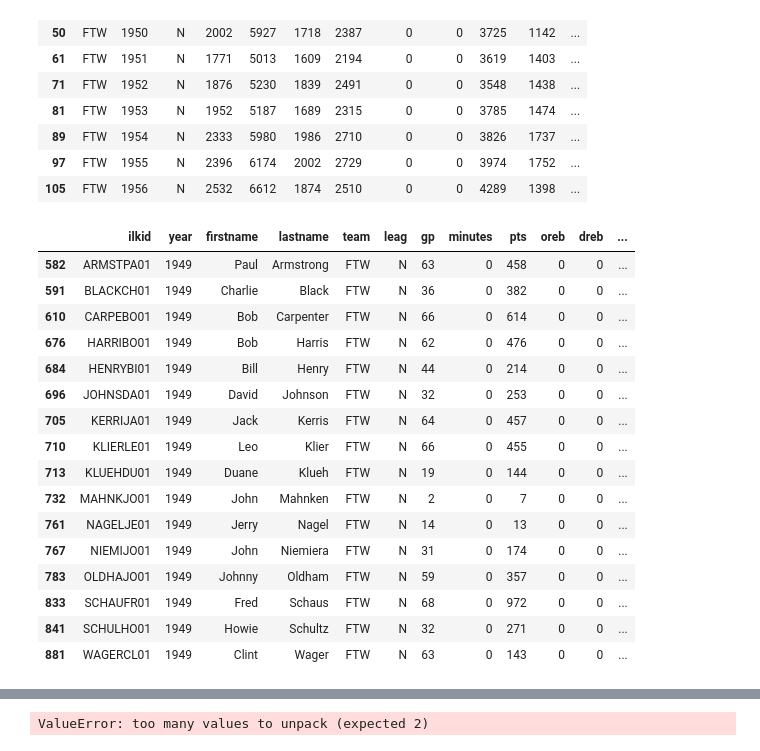
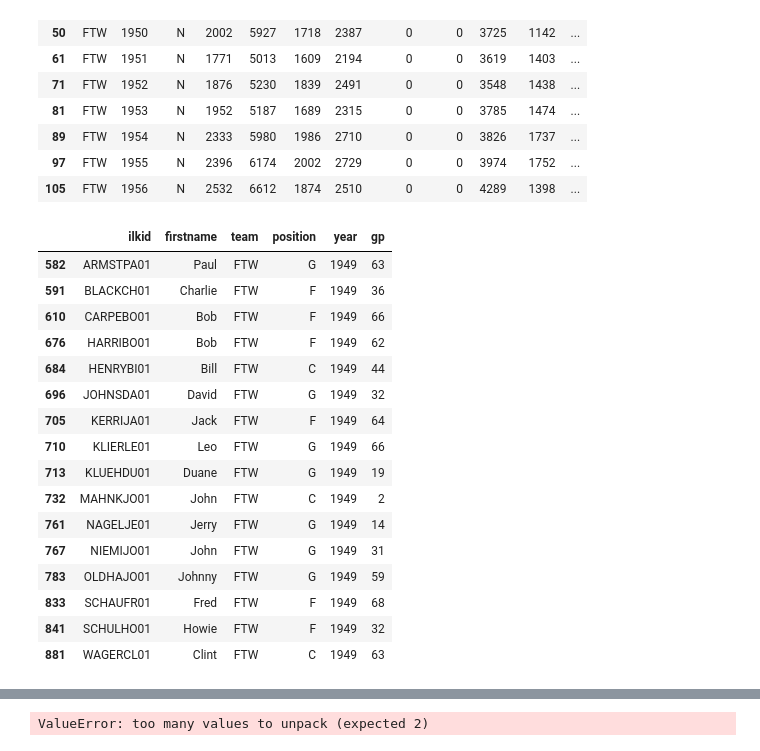
Before and after one commit to SwarajKaondal/NBA-match-predictor, a Jupyter notebook: Test.ipynb, the cells around one changed output, grey strips where cells are left out. Saved outputs shown, nothing was run; the diff lists cells and outputs as text; code cells hidden in the pictures.

Commit message:
game to player mapping

```diff
--- a/Test.ipynb
+++ b/Test.ipynb
@@ -7,3 +7,5 @@ game = pd.read_csv("Kaggle Data/game.csv")
 ts = pd.read_csv("Data/team_season.txt")
 pp = pd.read_csv("Data/player_playoffs.txt")
 prs = pd.read_csv("Data/player_regular_season.txt")
+player = pd.read_csv("Data/players.txt")
+game
@@ -10,3 +26,5 @@ prs = pd.read_csv("Data/player_regular_season.txt")
+# %%
+prs = pd.merge(prs, player[["ilkid","position"]], on='ilkid', how='left')
 # %%
 ts.loc[ts["team"] == "FTW"]
 # %% [output]
@@ -21,25 +39,26 @@ ts.loc[ts["team"] == "FTW"]
 | 97 | FTW | 1955 | N | 2396 | 6174 | 2002 | 2729 | 0 | 0 | 3974 | 1752 | ... |
 | 105 | FTW | 1956 | N | 2532 | 6612 | 1874 | 2510 | 0 | 0 | 4289 | 1398 | ... |
 # %%
-prs.loc[(prs["team"] == "FTW") & (prs["leag"] == "N") & (prs["year"] == 1949)]
+df2 = prs.loc[(prs["team"] == "FTW") & (prs["leag"] == "N") & (prs["year"] == 1949)]
+df2[["ilkid", "firstname", "team", "position", "year", "gp"]]
 # %% [output]
-|  | ilkid | year | firstname | lastname | team | leag | gp | minutes | pts | oreb | dreb | ... |
-| 582 | ARMSTPA01 | 1949 | Paul | Armstrong | FTW | N | 63 | 0 | 458 | 0 | 0 | ... |
-| 591 | BLACKCH01 | 1949 | Charlie | Black | FTW | N | 36 | 0 | 382 | 0 | 0 | ... |
-| 610 | CARPEBO01 | 1949 | Bob | Carpenter | FTW | N | 66 | 0 | 614 | 0 | 0 | ... |
-| 676 | HARRIBO01 | 1949 | Bob | Harris | FTW | N | 62 | 0 | 476 | 0 | 0 | ... |
-| 684 | HENRYBI01 | 1949 | Bill | Henry | FTW | N | 44 | 0 | 214 | 0 | 0 | ... |
-| 696 | JOHNSDA01 | 1949 | David | Johnson | FTW | N | 32 | 0 | 253 | 0 | 0 | ... |
-| 705 | KERRIJA01 | 1949 | Jack | Kerris | FTW | N | 64 | 0 | 457 | 0 | 0 | ... |
-| 710 | KLIERLE01 | 1949 | Leo | Klier | FTW | N | 66 | 0 | 455 | 0 | 0 | ... |
-| 713 | KLUEHDU01 | 1949 | Duane | Klueh | FTW | N | 19 | 0 | 144 | 0 | 0 | ... |
-| 732 | MAHNKJO01 | 1949 | John | Mahnken | FTW | N | 2 | 0 | 7 | 0 | 0 | ... |
-| 761 | NAGELJE01 | 1949 | Jerry | Nagel | FTW | N | 14 | 0 | 13 | 0 | 0 | ... |
-| 767 | NIEMIJO01 | 1949 | John | Niemiera | FTW | N | 31 | 0 | 174 | 0 | 0 | ... |
-| 783 | OLDHAJO01 | 1949 | Johnny | Oldham | FTW | N | 59 | 0 | 357 | 0 | 0 | ... |
-| 833 | SCHAUFR01 | 1949 | Fred | Schaus | FTW | N | 68 | 0 | 972 | 0 | 0 | ... |
-| 841 | SCHULHO01 | 1949 | Howie | Schultz | FTW | N | 32 | 0 | 271 | 0 | 0 | ... |
-| 881 | WAGERCL01 | 1949 | Clint | Wager | FTW | N | 63 | 0 | 143 | 0 | 0 | ... |
+|  | ilkid | firstname | team | position | year | gp |
+| 582 | ARMSTPA01 | Paul | FTW | G | 1949 | 63 |
+| 591 | BLACKCH01 | Charlie | FTW | F | 1949 | 36 |
+| 610 | CARPEBO01 | Bob | FTW | F | 1949 | 66 |
+| 676 | HARRIBO01 | Bob | FTW | F | 1949 | 62 |
+| 684 | HENRYBI01 | Bill | FTW | C | 1949 | 44 |
+| 696 | JOHNSDA01 | David | FTW | G | 1949 | 32 |
+| 705 | KERRIJA01 | Jack | FTW | F | 1949 | 64 |
+| 710 | KLIERLE01 | Leo | FTW | G | 1949 | 66 |
+| 713 | KLUEHDU01 | Duane | FTW | G | 1949 | 19 |
+| 732 | MAHNKJO01 | John | FTW | C | 1949 | 2 |
+| 761 | NAGELJE01 | Jerry | FTW | G | 1949 | 14 |
+| 767 | NIEMIJO01 | John | FTW | G | 1949 | 31 |
+| 783 | OLDHAJO01 | Johnny | FTW | G | 1949 | 59 |
+| 833 | SCHAUFR01 | Fred | FTW | F | 1949 | 68 |
+| 841 | SCHULHO01 | Howie | FTW | F | 1949 | 32 |
+| 881 | WAGERCL01 | Clint | FTW | C | 1949 | 63 |
 # %%
 df1 = game.loc[((game["team_abbreviation_home"] == "FTW") | (game["team_abbreviation_away"] == "FTW")) & (game["game_date"].str.startswith("1949"))]
 df1
```
Also changed, not shown: parts of 1 cell of this notebook, 3 other files.
